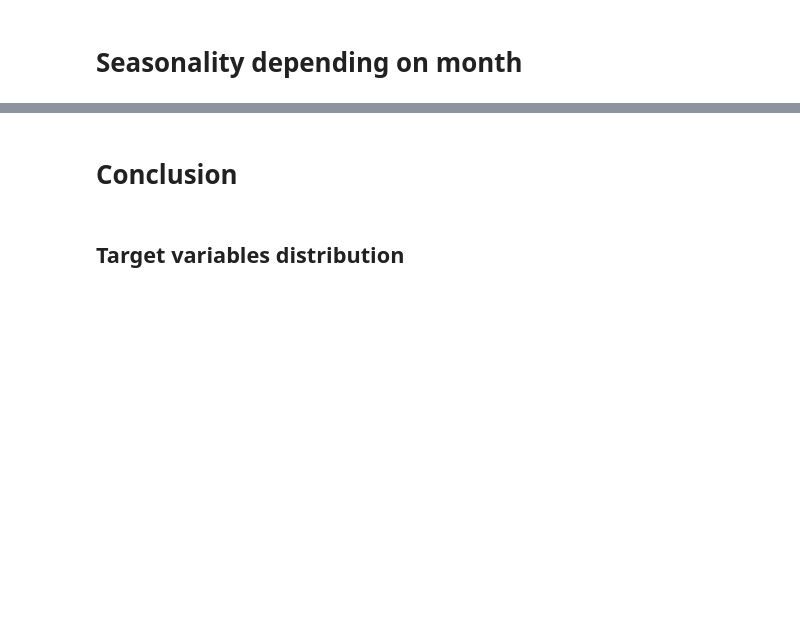
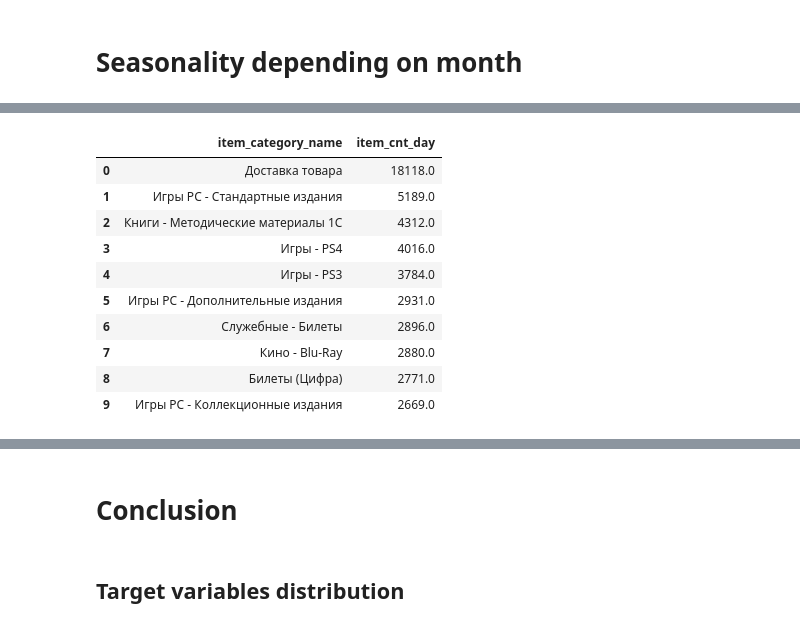
Before and after one commit to 200kgsquat/sales_prediction, a Jupyter notebook: notebooks/EDA.ipynb, the cells around one changed output, grey strips where cells are left out. Cells and saved outputs as stored; diff of their text form; code cells hidden in the pictures; blank space fills up the shorter version.

```diff
--- a/notebooks/EDA.ipynb
+++ b/notebooks/EDA.ipynb
@@ -382,0 +433,21 @@ fig.show()
+# %%
+top_categories_chs = (
+    df[df['shop_name'] == 'Интернет-магазин ЧС']
+    .groupby('item_category_name')['item_cnt_day']
+    .sum()
+    .nlargest(10)
+    .reset_index()
+)
+top_categories_chs
+# %% [output]
+|  | item_category_name | item_cnt_day |
+| 0 | Доставка товара | 18118.0 |
+| 1 | Игры PC - Стандартные издания | 5189.0 |
+| 2 | Книги - Методические материалы 1С | 4312.0 |
+| 3 | Игры - PS4 | 4016.0 |
+| 4 | Игры - PS3 | 3784.0 |
+| 5 | Игры PC - Дополнительные издания | 2931.0 |
+| 6 | Служебные - Билеты | 2896.0 |
+| 7 | Кино - Blu-Ray | 2880.0 |
+| 8 | Билеты (Цифра) | 2771.0 |
+| 9 | Игры PC - Коллекционные издания | 2669.0 |
```
Also changed, not shown: parts of 38 cells of this notebook.
